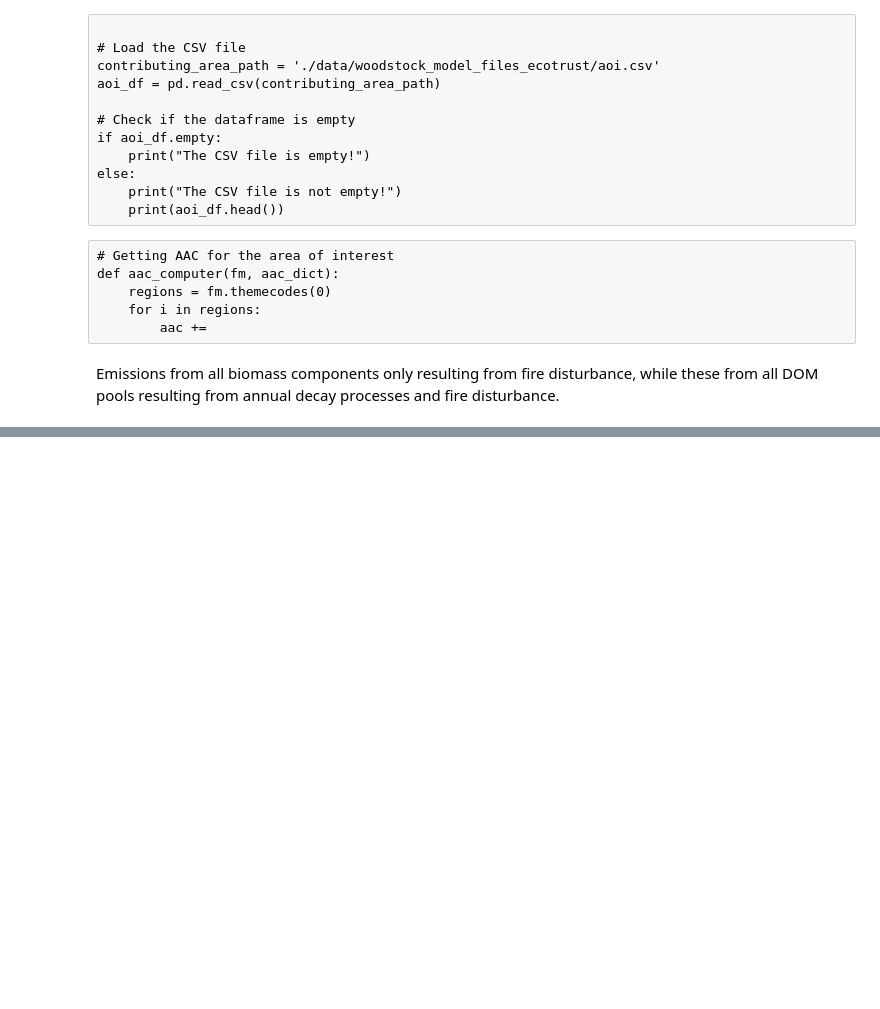
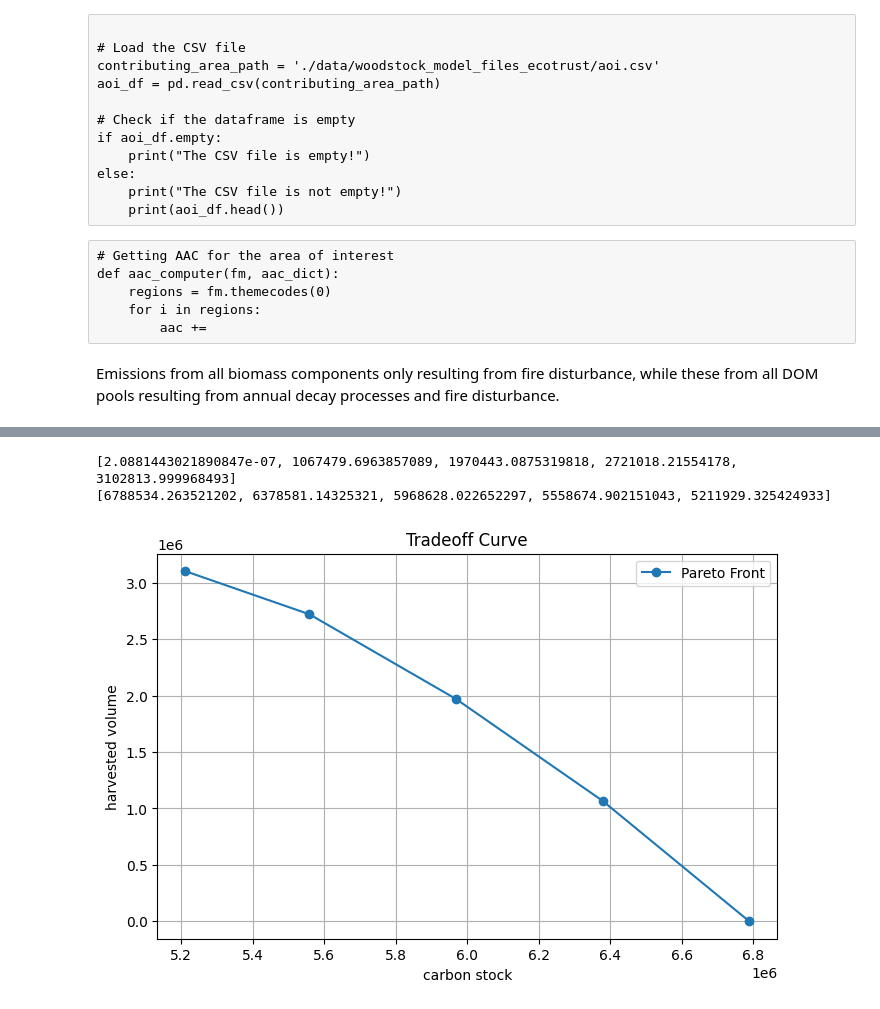
Before and after one commit to UBC-FRESH/ecotrust-dss, a Jupyter notebook: dss_build_scenarios_loop.ipynb, the cells around one changed output, grey strips where cells are left out. Drawn from its saved outputs; the diff is of its cells as text; code cells hidden in the pictures; blank space fills up the shorter version.

```diff
--- a/dss_build_scenarios_loop.ipynb
+++ b/dss_build_scenarios_loop.ipynb
@@ -550,0 +481,7 @@ running business as usual scenario
+# %%
+epsilon, cs_max = epsilon_computer(fm, clt_percentage, hwp_pool_effect_value, displacement_effect, release_immediately_value, n=4, solver=ws3.opt.SOLVER_PULP)
+tradeoff_hv_cs(fm, clt_percentage, hwp_pool_effect_value, displacement_effect, release_immediately_value, epsilon, cs_max, n=4, solver=ws3.opt.SOLVER_PULP)
+# %% [output]
+[2.0881443021890847e-07, 1067479.6963857089, 1970443.0875319818, 2721018.21554178, 3102813.999968493]
+[6788534.263521202, 6378581.14325321, 5968628.022652297, 5558674.902151043, 5211929.325424933]
+[figure, added]
```
Also changed, not shown: parts of 5 cells of this notebook, 1 other file.
